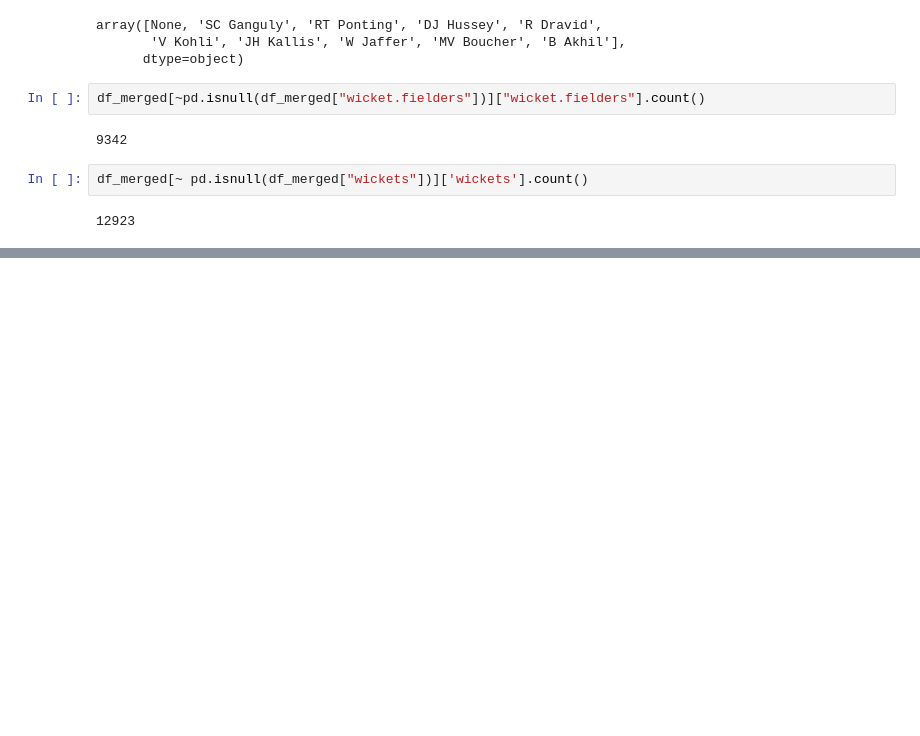
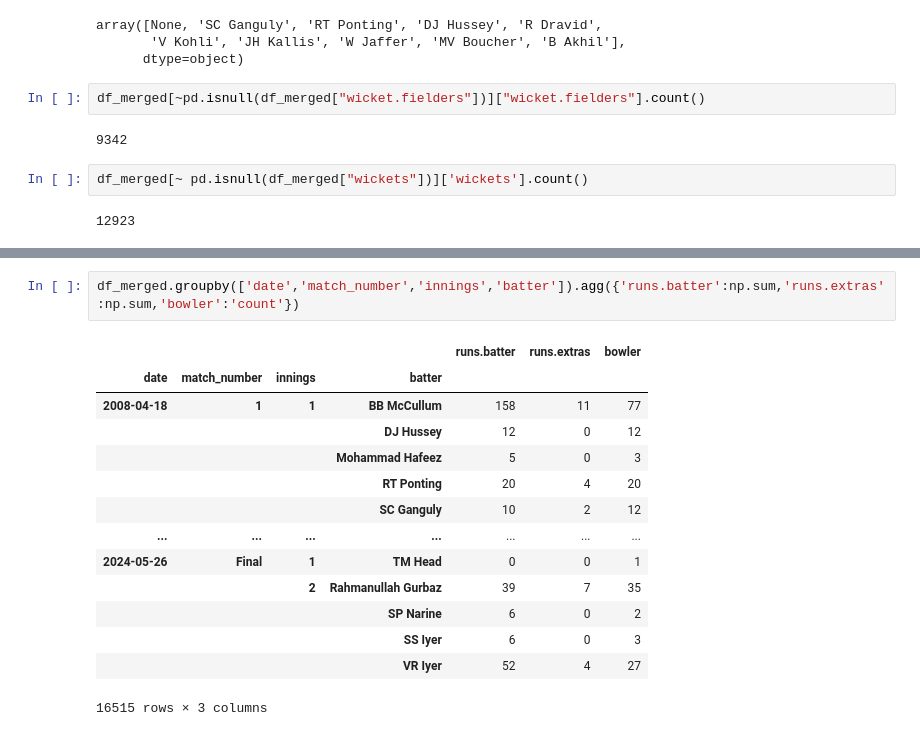
Before and after one commit to mashriram/ipl_analysis, a Jupyter notebook: load_ball_by_ball_data.ipynb, the cells around one changed output, grey strips where cells are left out. Cells and saved outputs as stored; diff of their text form; blank space fills up the shorter version.

```diff
--- a/load_ball_by_ball_data.ipynb
+++ b/load_ball_by_ball_data.ipynb
@@ -218,0 +253,17 @@ df_merged[~ pd.isnull(df_merged["wickets"])]['wickets'].count()
+# %%
+df_merged.groupby(['date','match_number','innings','batter']).agg({'runs.batter':np.sum,'runs.extras':np.sum,'bowler':'count'})
+# %% [output]
+|  |  |  |  | runs.batter | runs.extras | bowler |
+| date | match_number | innings | batter |  |  |  |
+| 2008-04-18 | 1 | 1 | BB McCullum | 158 | 11 | 77 |
+|  |  |  | DJ Hussey | 12 | 0 | 12 |
+|  |  |  | Mohammad Hafeez | 5 | 0 | 3 |
+|  |  |  | RT Ponting | 20 | 4 | 20 |
+|  |  |  | SC Ganguly | 10 | 2 | 12 |
+| ... | ... | ... | ... | ... | ... | ... |
+| 2024-05-26 | Final | 1 | TM Head | 0 | 0 | 1 |
+|  |  | 2 | Rahmanullah Gurbaz | 39 | 7 | 35 |
+|  |  |  | SP Narine | 6 | 0 | 2 |
+|  |  |  | SS Iyer | 6 | 0 | 3 |
+|  |  |  | VR Iyer | 52 | 4 | 27 |
+16515 rows × 3 columns
```
Also changed, not shown: parts of 6 cells of this notebook, 7 other files.
